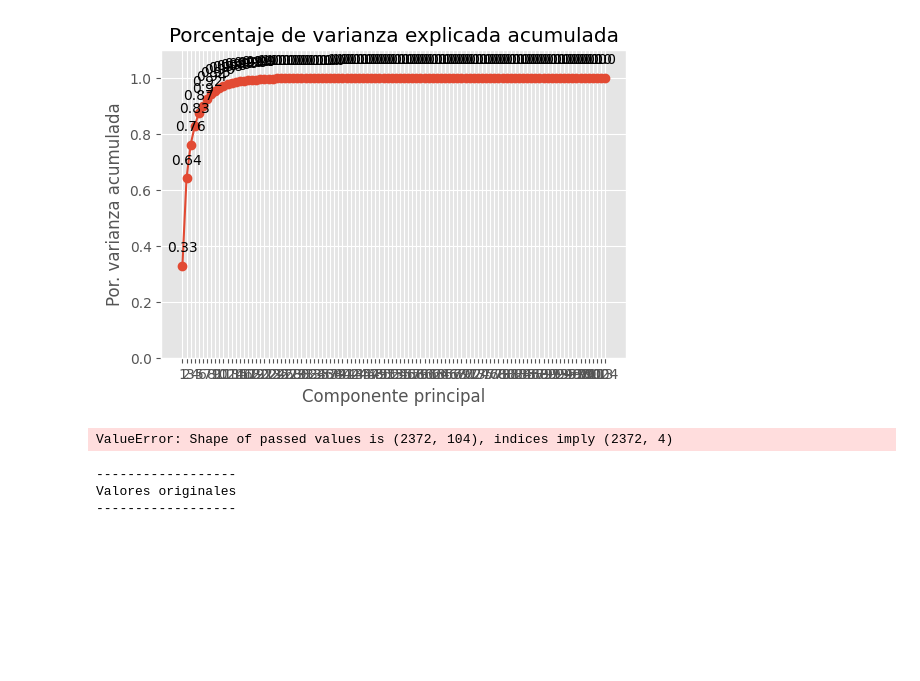
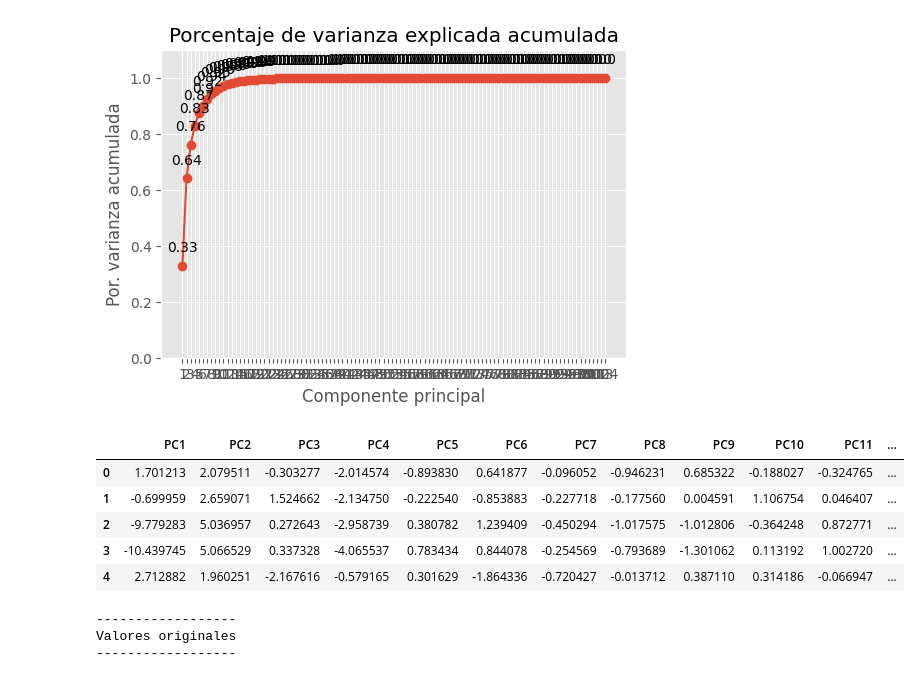
Before and after one commit to MiguelAngeloTr/Datathon, a Jupyter notebook: PM/Mamografia.ipynb, the cells around one changed output. Drawn from its saved outputs; the diff is of its cells as text; code cells hidden in the pictures; blank space fills up the shorter version.

```diff
--- a/PM/Mamografia.ipynb
+++ b/PM/Mamografia.ipynb
@@ -421,15 +417,30 @@ Porcentaje de varianza explicada acumulada
 # %%
 # Proyección de las observaciones de entrenamiento
 # ==============================================================================
+
+# Transformamos los datos originales usando el pipeline PCA
 proyecciones = pca_pipe.transform(X=numeric_df)
+
+# Creamos los nombres de los componentes principales: PC1, PC2, ..., PC104
+n_componentes = proyecciones.shape[1]
+nombres_componentes = [f'PC{i+1}' for i in range(n_componentes)]
+
+# Convertimos a DataFrame con nombres e índices correctos
 proyecciones = pd.DataFrame(
     proyecciones,
-    columns = ['PC1', 'PC2', 'PC3', 'PC4'],
+    columns = nombres_componentes,
     index   = numeric_df.index
 )
+
+# Mostramos las primeras filas
 proyecciones.head()
 # %% [output]
-ValueError: Shape of passed values is (2372, 104), indices imply (2372, 4)
+|  | PC1 | PC2 | PC3 | PC4 | PC5 | PC6 | PC7 | PC8 | PC9 | PC10 | PC11 | ... |
+| 0 | 1.701213 | 2.079511 | -0.303277 | -2.014574 | -0.893830 | 0.641877 | -0.096052 | -0.946231 | 0.685322 | -0.188027 | -0.324765 | ... |
+| 1 | -0.699959 | 2.659071 | 1.524662 | -2.134750 | -0.222540 | -0.853883 | -0.227718 | -0.177560 | 0.004591 | 1.106754 | 0.046407 | ... |
+| 2 | -9.779283 | 5.036957 | 0.272643 | -2.958739 | 0.380782 | 1.239409 | -0.450294 | -1.017575 | -1.012806 | -0.364248 | 0.872771 | ... |
+| 3 | -10.439745 | 5.066529 | 0.337328 | -4.065537 | 0.783434 | 0.844078 | -0.254569 | -0.793689 | -1.301062 | 0.113192 | 1.002720 | ... |
+| 4 | 2.712882 | 1.960251 | -2.167616 | -0.579165 | 0.301629 | -1.864336 | -0.720427 | -0.013712 | 0.387110 | 0.314186 | -0.066947 | ... |
 # %%
 # Recostruccion de las proyecciones
 # ==============================================================================
```
Also changed, not shown: parts of 12 cells of this notebook.
